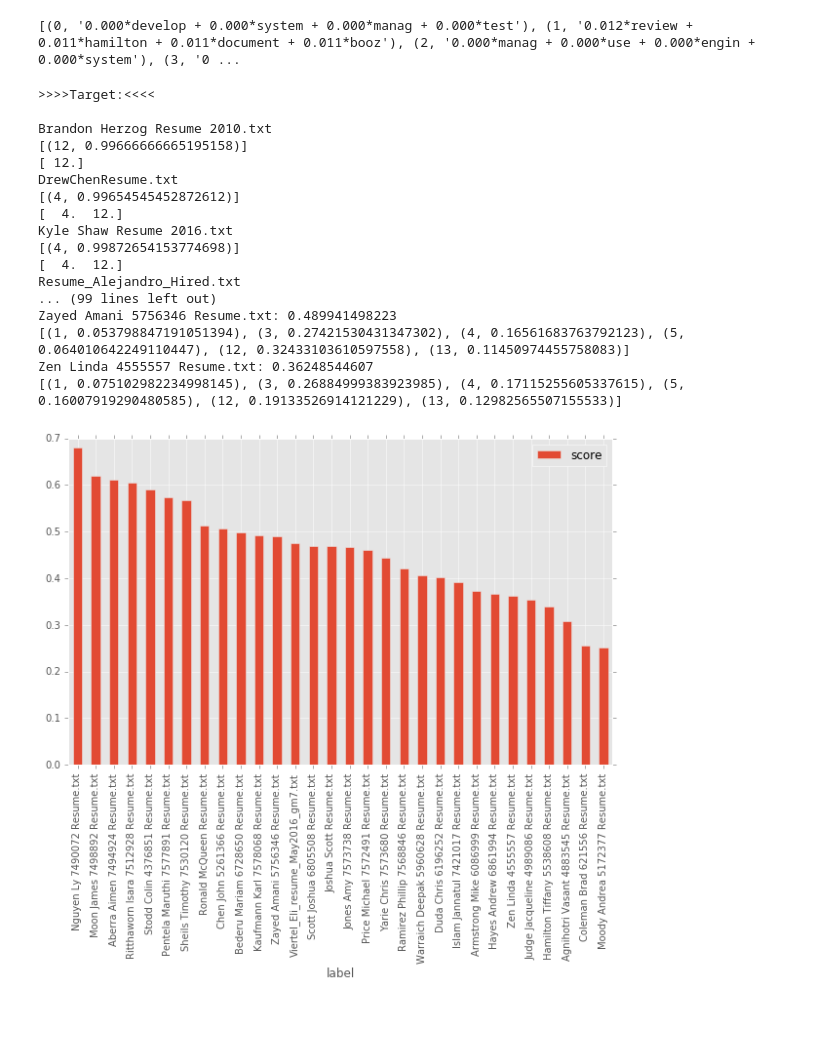
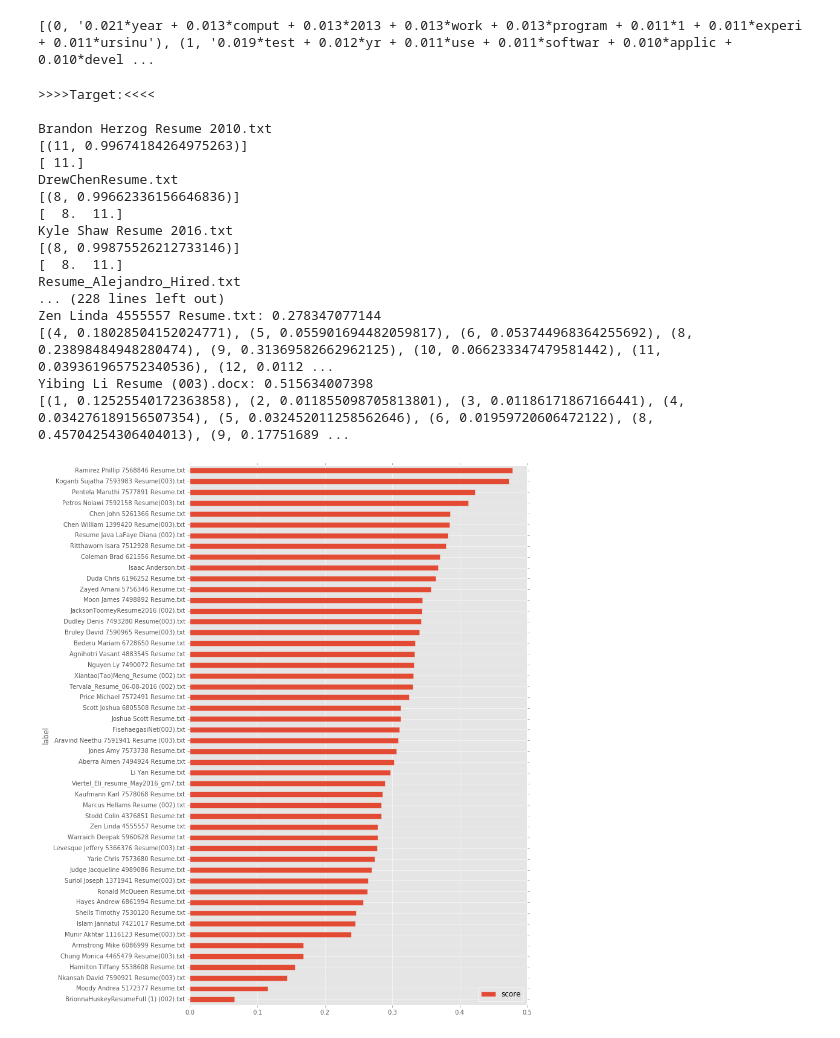
Before and after one commit to drewchen/ResumeAnalytics, a Jupyter notebook: LDA.ipynb, the cells around one changed output. Drawn from its saved outputs; the diff is of its cells as text; code cells hidden in the pictures.

```diff
--- a/LDA.ipynb
+++ b/LDA.ipynb
@@ -133,12 +171,16 @@ dictionary = corpora.Dictionary(texts)
 # convert tokenized documents into a document-term matrix
 corpus = [dictionary.doc2bow(text) for text in texts]
 
+# Seed the randomness so changes are more easily apparent (best practice)
+numpy.random.seed
+random.seed
+
 # generate LDA model
-ldamodel = gensim.models.ldamodel.LdaModel(corpus, num_topics=20, id2word = dictionary, passes=20)
+ldamodel = gensim.models.ldamodel.LdaModel(corpus, num_topics=14, id2word = dictionary, passes=30)
 # %%
-print (ldamodel.print_topics(num_topics = 20, num_words = 4))
+print (ldamodel.print_topics(num_topics = 14, num_words = 8))
 # %% [output]
-[(0, '0.000*develop + 0.000*system + 0.000*manag + 0.000*test'), (1, '0.012*review + 0.011*hamilton + 0.011*document + 0.011*booz'), (2, '0.000*manag + 0.000*use + 0.000*engin + 0.000*system'), (3, '0 ...
+[(0, '0.021*year + 0.013*comput + 0.013*2013 + 0.013*work + 0.013*program + 0.011*1 + 0.011*experi + 0.011*ursinu'), (1, '0.019*test + 0.012*yr + 0.011*use + 0.011*softwar + 0.010*applic + 0.010*devel ...
 # %%
 import numpy
 
@@ -154,7 +196,7 @@ for i in target:
     print (topics)
     for topic in topics:
         target_topics = numpy.append(target_topics, topic[0])
-    target_topics = unique(target_topics)
+    target_topics = numpy.unique(target_topics)
     print (target_topics)
 
 
@@ -184,33 +226,33 @@ for i in candidate:
 >>>>Target:<<<<
 
 Brandon Herzog Resume 2010.txt
-[(12, 0.99666666665195158)]
-[ 12.]
+[(11, 0.99674184264975263)]
+[ 11.]
 DrewChenResume.txt
-[(4, 0.99654545452872612)]
-[  4.  12.]
+[(8, 0.99662336156646836)]
+[  8.  11.]
 Kyle Shaw Resume 2016.txt
-[(4, 0.99872654153774698)]
-[  4.  12.]
+[(8, 0.99875526212733146)]
+[  8.  11.]
 Resume_Alejandro_Hired.txt
-... (99 lines left out)
-Zayed Amani 5756346 Resume.txt: 0.489941498223
-[(1, 0.053798847191051394), (3, 0.27421530431347302), (4, 0.16561683763792123), (5, 0.064010642249110447), (12, 0.32433103610597558), (13, 0.11450974455758083)]
-Zen Linda 4555557 Resume.txt: 0.36248544607
-[(1, 0.075102982234998145), (3, 0.26884999383923985), (4, 0.17115255605337615), (5, 0.16007919290480585), (12, 0.19133526914121229), (13, 0.12982565507155533)]
+... (228 lines left out)
+Zen Linda 4555557 Resume.txt: 0.278347077144
+[(4, 0.18028504152024771), (5, 0.055901694482059817), (6, 0.053744968364255692), (8, 0.23898484948280474), (9, 0.31369582662962125), (10, 0.066233347479581442), (11, 0.039361965752340536), (12, 0.0112 ...
+Yibing Li Resume (003).docx: 0.515634007398
+[(1, 0.12525540172363858), (2, 0.011855098705813801), (3, 0.01186171867166441), (4, 0.034276189156507354), (5, 0.032452011258562646), (6, 0.01959720606472122), (8, 0.45704254306404013), (9, 0.17751689 ...
 # %%
 %matplotlib inline
 import pandas as pd
 import matplotlib
 matplotlib.style.use('ggplot')
-matplotlib.rcParams['figure.figsize'] = (10.0, 6.0)
+matplotlib.rcParams['figure.figsize'] = (10.0, 16.0)
 
 result = []
 for i in range(len(candidate)):
     result.append((candidate[i]['name'], candidate[i]['distance']))
-result = sorted(result, key=lambda x: x[1], reverse=True)
+result = sorted(result, key=lambda x: x[1], reverse=False)
 
 df = pd.DataFrame(result, columns=['label', 'score'])
-df[:50].plot(kind='bar', x='label', y='score');
+df[:50].plot(kind='barh', x='label', y='score');
 # %% [output]
-[figure, old version]
+[figure, new version]
```
Also changed, not shown: parts of 2 cells of this notebook.
